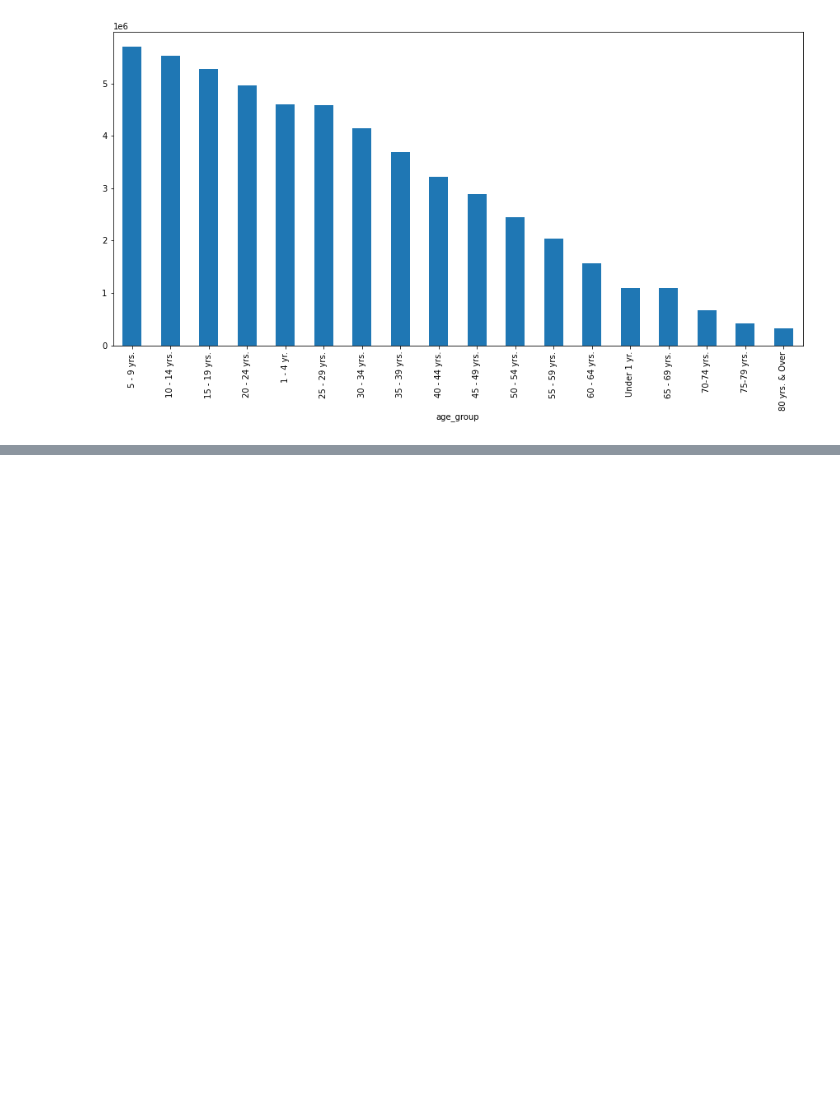
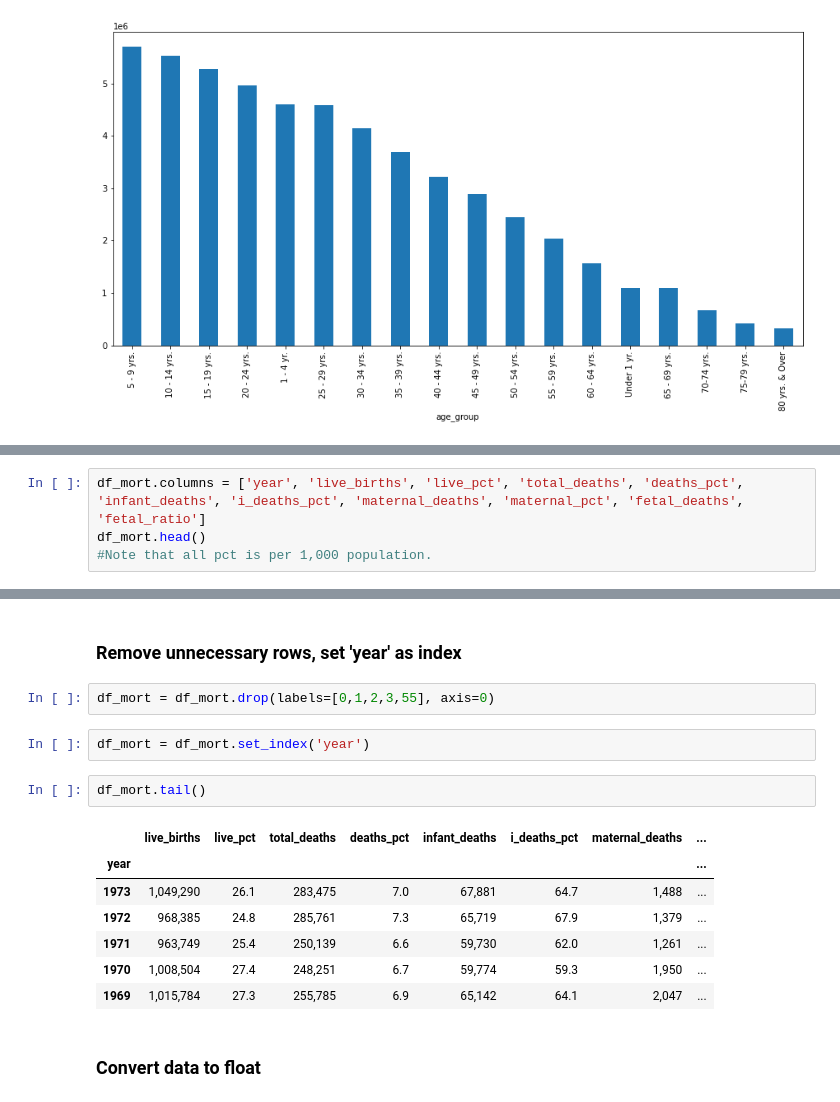
Before and after one commit to pmagtulis/practice-notebooks, a Jupyter notebook: camelot/health-data-pdf.ipynb, the cells around one changed output, grey strips where cells are left out. Saved outputs shown, nothing was run; the diff lists cells and outputs as text; blank space fills up the shorter version.

```diff
--- a/camelot/health-data-pdf.ipynb
+++ b/camelot/health-data-pdf.ipynb
@@ -181,0 +203,4 @@ df_mort
+# %%
+df_mort.columns = ['year', 'live_births', 'live_pct', 'total_deaths', 'deaths_pct', 'infant_deaths', 'i_deaths_pct', 'maternal_deaths', 'maternal_pct', 'fetal_deaths', 'fetal_ratio']
+df_mort.head()
+#Note that all pct is per 1,000 population.
@@ -181,0 +214,18 @@ df_mort
+# %% [markdown]
+### Remove unnecessary rows, set 'year' as index
+# %%
+df_mort = df_mort.drop(labels=[0,1,2,3,55], axis=0)
+# %%
+df_mort = df_mort.set_index('year')
+# %%
+df_mort.tail()
+# %% [output]
+|  | live_births | live_pct | total_deaths | deaths_pct | infant_deaths | i_deaths_pct | maternal_deaths | ... |
+| year |  |  |  |  |  |  |  | ... |
+| 1973 | 1,049,290 | 26.1 | 283,475 | 7.0 | 67,881 | 64.7 | 1,488 | ... |
+| 1972 | 968,385 | 24.8 | 285,761 | 7.3 | 65,719 | 67.9 | 1,379 | ... |
+| 1971 | 963,749 | 25.4 | 250,139 | 6.6 | 59,730 | 62.0 | 1,261 | ... |
+| 1970 | 1,008,504 | 27.4 | 248,251 | 6.7 | 59,774 | 59.3 | 1,950 | ... |
+| 1969 | 1,015,784 | 27.3 | 255,785 | 6.9 | 65,142 | 64.1 | 2,047 | ... |
+# %% [markdown]
+### Convert data to float
```
Also changed, not shown: parts of 15 cells of this notebook.
